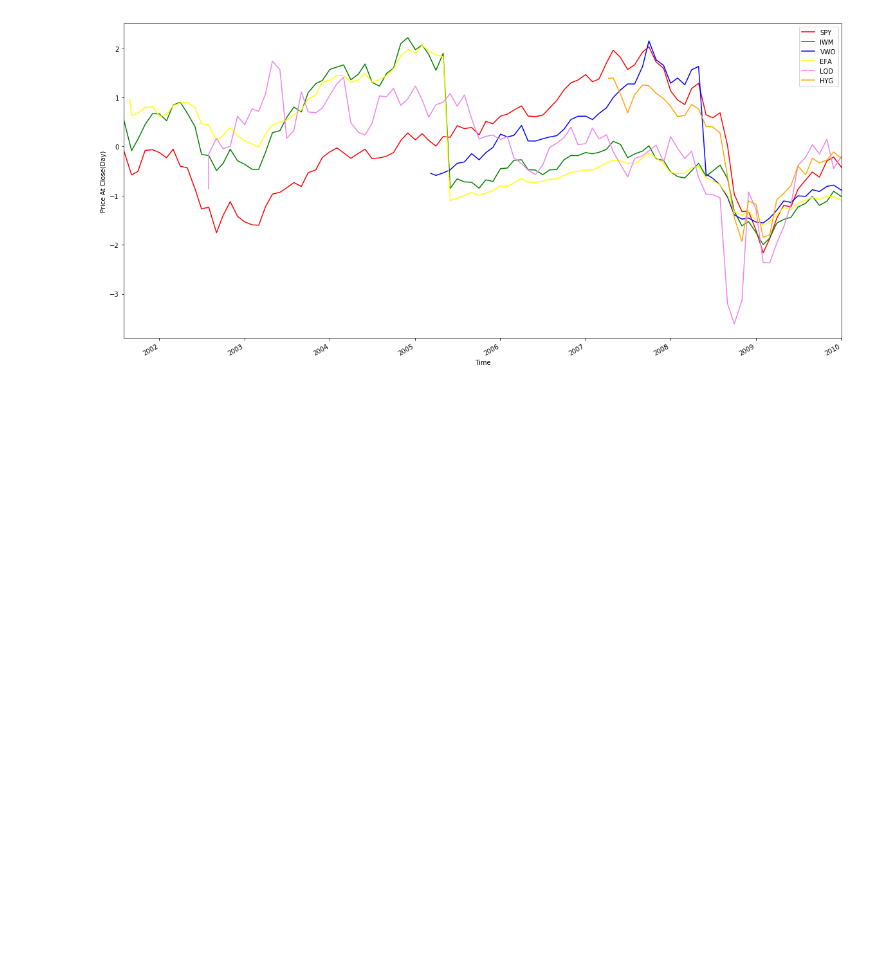
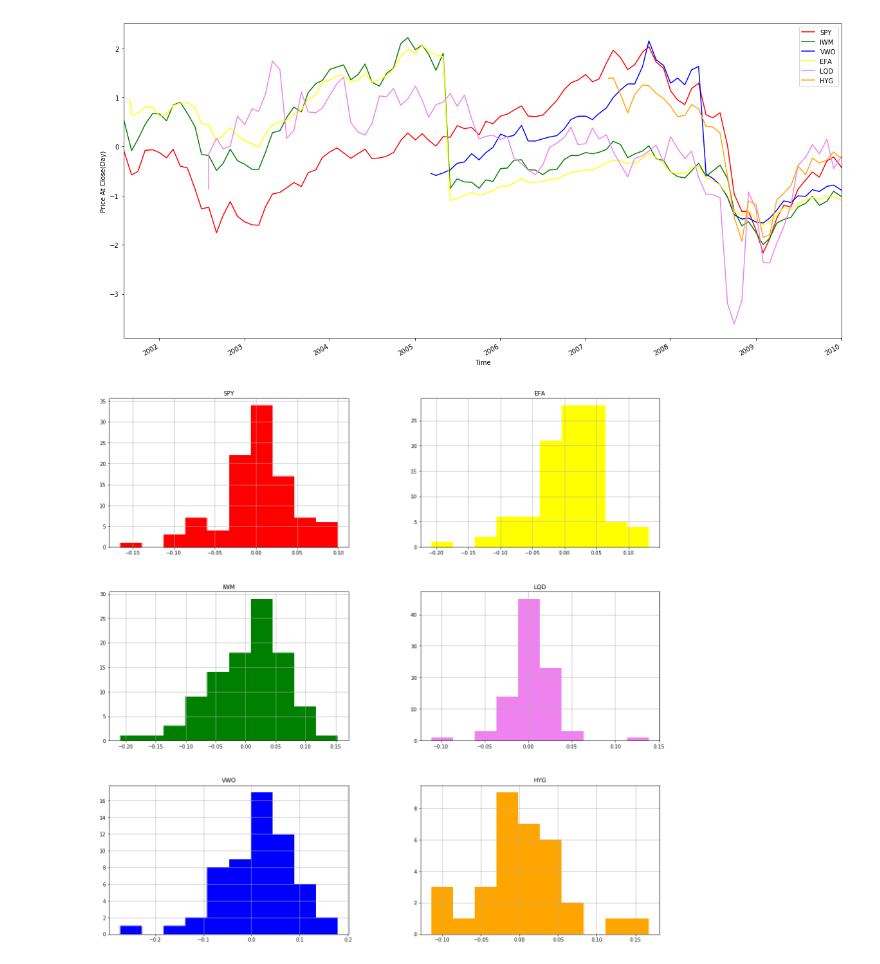
Before and after one commit to portfolioperformance1/project, a Jupyter notebook: portfolio.ipynb, the cells around one changed output. Saved outputs shown, nothing was run; the diff lists cells and outputs as text; code cells hidden in the pictures; blank space fills up the shorter version.

```diff
--- a/portfolio.ipynb
+++ b/portfolio.ipynb
@@ -243,13 +208,13 @@ plt.show()
 # %%
 #Above graph does not much sense as scale for each security is different. So we need to normalize the data and draw graph.
 #normalize between 0-1 and zscore
-spsds_mean=spyds['Close'].dropna().mean()
-spsds_min=spyds['Close'].dropna().min()
-spsds_max=spyds['Close'].dropna().max()
-spsds_std=spyds['Close'].dropna().std(ddof=0)
+spyds_mean=spyds['Close'].dropna().mean()
+spyds_min=spyds['Close'].dropna().min()
+spyds_max=spyds['Close'].dropna().max()
+spyds_std=spyds['Close'].dropna().std(ddof=0)
 #
-spyds['Close_01']=spyds['Close'].apply(lambda x: (x - spsds_mean) / (spsds_max - spsds_min))
-spyds['Close_Z']=spyds['Close'].apply(lambda x: (x - spsds_mean) / (spsds_std))
+spyds['Close_01']=spyds['Close'].apply(lambda x: (x - spyds_mean) / (spyds_max - spyds_min))
+spyds['Close_Z']=spyds['Close'].apply(lambda x: (x - spyds_mean) / (spyds_std))
 #
 iwmds_mean=iwmds['Close'].dropna().mean()
 iwmds_min=iwmds['Close'].dropna().min()
@@ -318,3 +283,24 @@ axes.set_ylabel("Price At Close(Day)")
 plt.show()
 # %% [output]
 [figure]
+# %%
+# histogram
+fig, axes = plt.subplots(nrows=3, ncols=2, figsize=(20, 20))
+#axes[0,0].set_title("SPY")  is not effective as the title gets overwritten by column label.
+
+spyds.hist(column='Monthly Return',ax=axes[0,0],color="red")
+axes[0,0].set_title("SPY")
+iwmds.hist(column='Monthly Return',ax=axes[1,0],color="green")
+axes[1,0].set_title("IWM")
+vwods.hist(column='Monthly Return',ax=axes[2,0],color="blue")
+axes[2,0].set_title("VWO")
+efads.hist(column='Monthly Return',ax=axes[0,1],color="yellow")
+axes[0,1].set_title("EFA")
+lqdds.hist(column='Monthly Return',ax=axes[1,1],color="violet")
+axes[1,1].set_title("LQD")
+hygds.hist(column='Monthly Return',ax=axes[2,1],color="orange");
+axes[2,1].set_title("HYG")
+
+plt.show()
+# %% [output]
+[figure, added]
```
Also changed, not shown: parts of 15 cells of this notebook.
